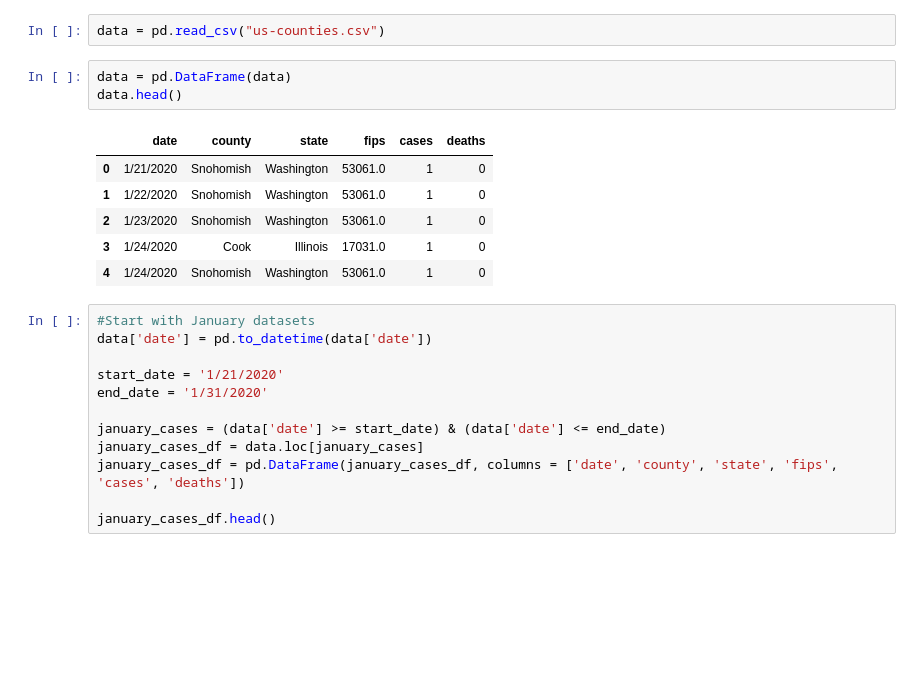
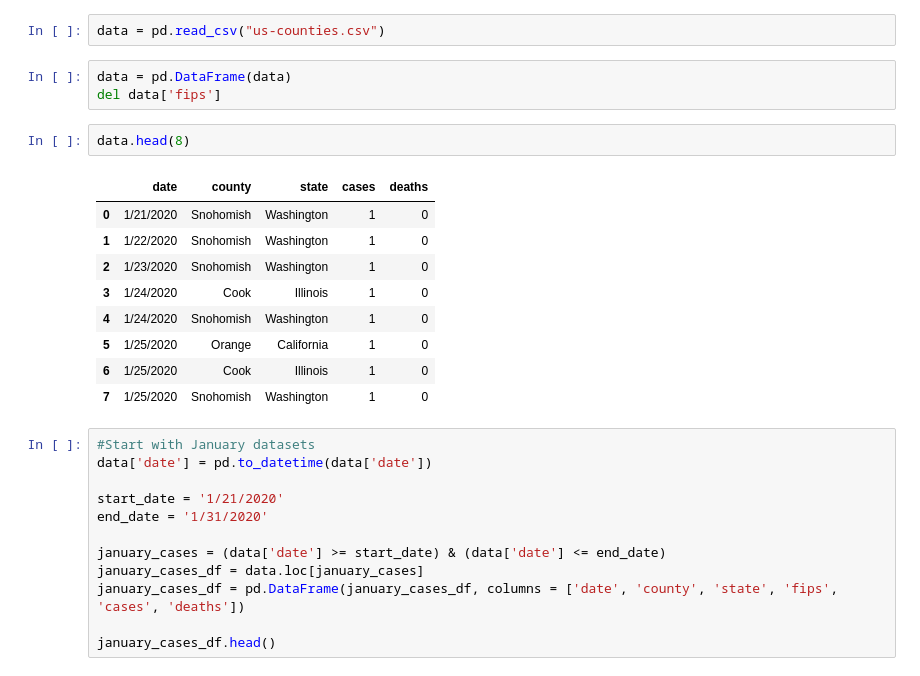
Before and after one commit to irwinmier96/Extra_Side_Projects, a Jupyter notebook: Coronavirus Cases by U.S County 2020/covid_reports.ipynb, the cells around one changed output. Cells and saved outputs as stored; diff of their text form; blank space fills up the shorter version.

```diff
--- a/Coronavirus Cases by U.S County 2020/covid_reports.ipynb
+++ b/Coronavirus Cases by U.S County 2020/covid_reports.ipynb
@@ -6,14 +6,19 @@ import matplotlib.pyplot as plt
 data = pd.read_csv("us-counties.csv")
 # %%
 data = pd.DataFrame(data)
-data.head()
+del data['fips']
-# %% [output]
-|  | date | county | state | fips | cases | deaths |
-| 0 | 1/21/2020 | Snohomish | Washington | 53061.0 | 1 | 0 |
-| 1 | 1/22/2020 | Snohomish | Washington | 53061.0 | 1 | 0 |
-| 2 | 1/23/2020 | Snohomish | Washington | 53061.0 | 1 | 0 |
-| 3 | 1/24/2020 | Cook | Illinois | 17031.0 | 1 | 0 |
-| 4 | 1/24/2020 | Snohomish | Washington | 53061.0 | 1 | 0 |
+# %%
+data.head(8)
+# %% [output]
+|  | date | county | state | cases | deaths |
+| 0 | 1/21/2020 | Snohomish | Washington | 1 | 0 |
+| 1 | 1/22/2020 | Snohomish | Washington | 1 | 0 |
+| 2 | 1/23/2020 | Snohomish | Washington | 1 | 0 |
+| 3 | 1/24/2020 | Cook | Illinois | 1 | 0 |
+| 4 | 1/24/2020 | Snohomish | Washington | 1 | 0 |
+| 5 | 1/25/2020 | Orange | California | 1 | 0 |
+| 6 | 1/25/2020 | Cook | Illinois | 1 | 0 |
+| 7 | 1/25/2020 | Snohomish | Washington | 1 | 0 |
 # %%
 #Start with January datasets
 data['date'] = pd.to_datetime(data['date'])
```
Also changed, not shown: parts of 3 cells of this notebook.
